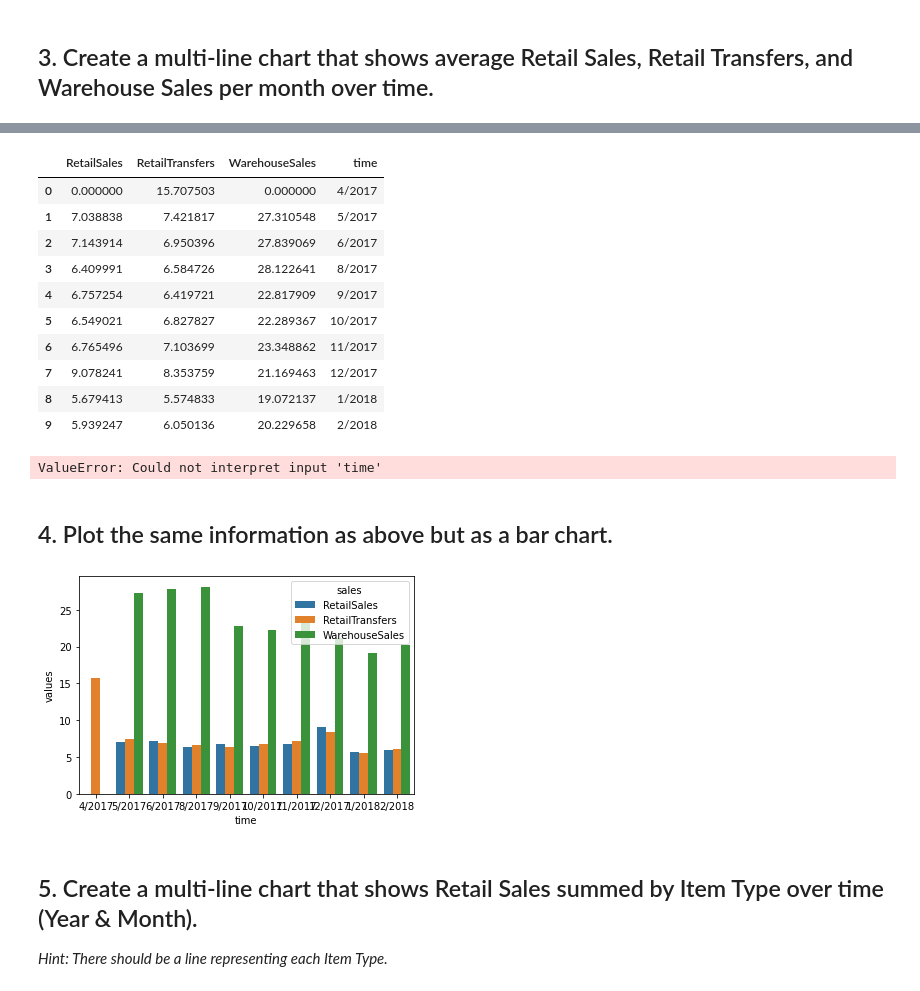
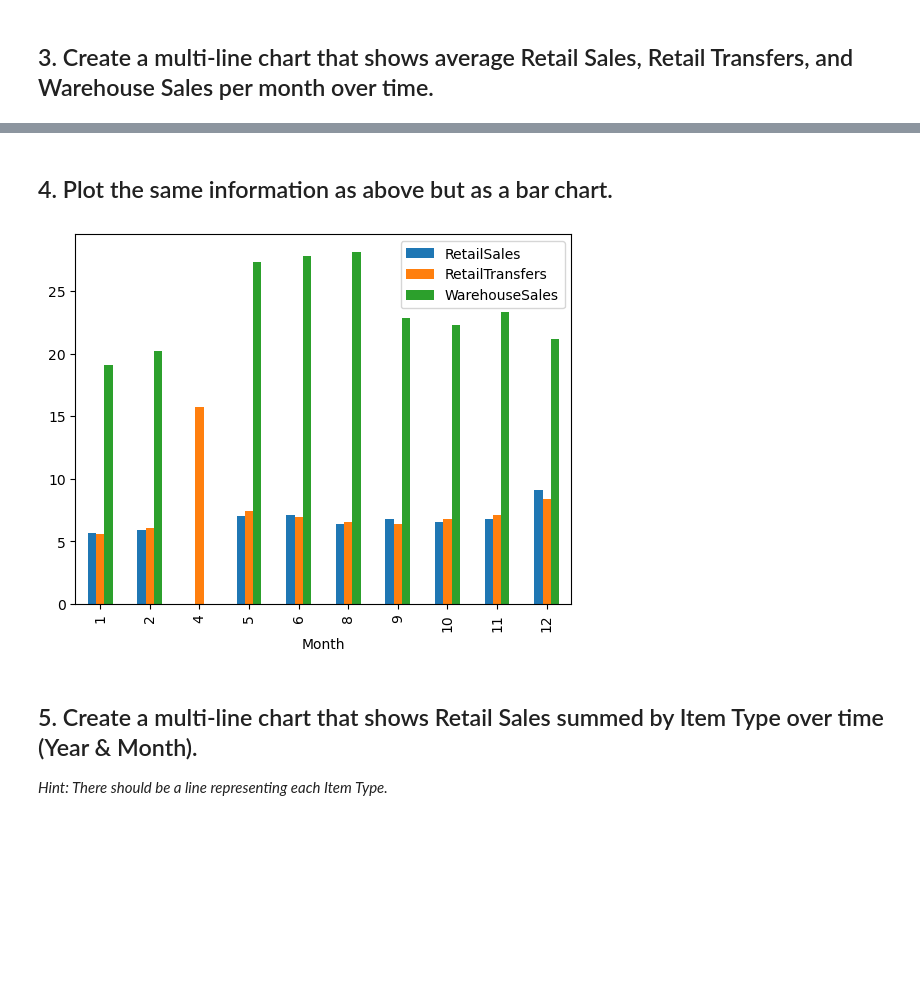
Before and after one commit to JaimeSastreCrespo/DAFT_1022, a Jupyter notebook: module_2/Lab_2_ Plotting-Multiple-Data-Series/main.ipynb, the cells around one changed output, grey strips where cells are left out. Saved outputs shown, nothing was run; the diff lists cells and outputs as text; code cells hidden in the pictures; blank space fills up the shorter version.

```diff
--- a/module_2/Lab_2_ Plotting-Multiple-Data-Series/main.ipynb
+++ b/module_2/Lab_2_ Plotting-Multiple-Data-Series/main.ipynb
@@ -91,36 +82,9 @@ avg_time
-# %%
-avg_time = avg_time.reset_index()
-avg_time['time'] = avg_time['Month'].apply(str) + "/" + avg_time['Year'].apply(str)
-del avg_time['Month']
-del avg_time['Year']
-avg_time
-# %% [output]
-|  | RetailSales | RetailTransfers | WarehouseSales | time |
-| 0 | 0.000000 | 15.707503 | 0.000000 | 4/2017 |
-| 1 | 7.038838 | 7.421817 | 27.310548 | 5/2017 |
-| 2 | 7.143914 | 6.950396 | 27.839069 | 6/2017 |
-| 3 | 6.409991 | 6.584726 | 28.122641 | 8/2017 |
-| 4 | 6.757254 | 6.419721 | 22.817909 | 9/2017 |
-| 5 | 6.549021 | 6.827827 | 22.289367 | 10/2017 |
-| 6 | 6.765496 | 7.103699 | 23.348862 | 11/2017 |
-| 7 | 9.078241 | 8.353759 | 21.169463 | 12/2017 |
-| 8 | 5.679413 | 5.574833 | 19.072137 | 1/2018 |
-| 9 | 5.939247 | 6.050136 | 20.229658 | 2/2018 |
-# %%
-#Pandas melt () function is used to change the DataFrame format from wide to long.
-data2 = avg_time.melt('time', var_name='sales', value_name='values')
-
-#catplot from seaborn: provides access to several axes level , showing relationship between a numerical and one or more categorical variables
-g = sns.catplot(x="time", y="values", hue='sales', data=data, kind='point')
-g.set_xticklabels(rotation=45)
-# %% [output]
-ValueError: Could not interpret input 'time'
 # %% [markdown]
 ## 4. Plot the same information as above but as a bar chart.
-# %%
-bar = sns.barplot(x="time", y="values", hue='sales', data=data)
-# %% [output]
-[figure, removed]
+# %%
+data3.plot.bar();
+# %% [output]
+[figure, added]
 # %% [markdown]
 ## 5. Create a multi-line chart that shows Retail Sales summed by Item Type over time (Year & Month).
 
```
Also changed, not shown: parts of 9 cells of this notebook, 1 other file.
